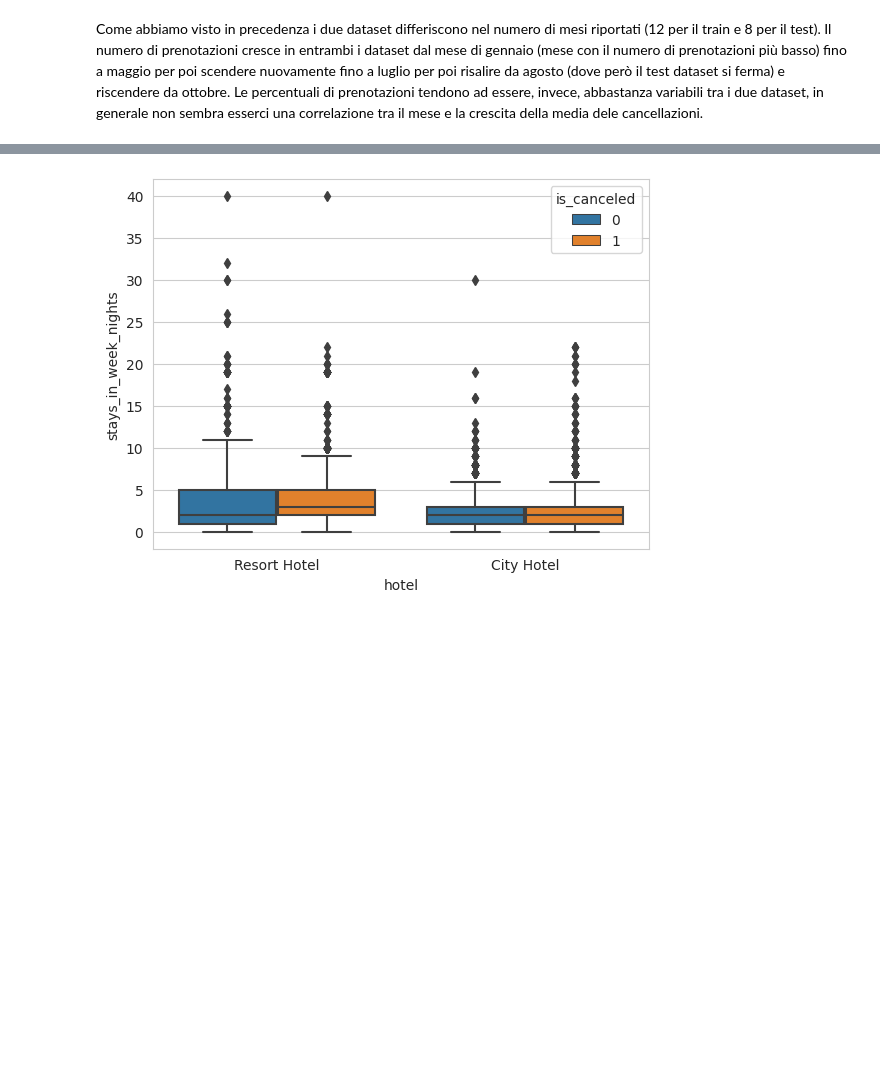
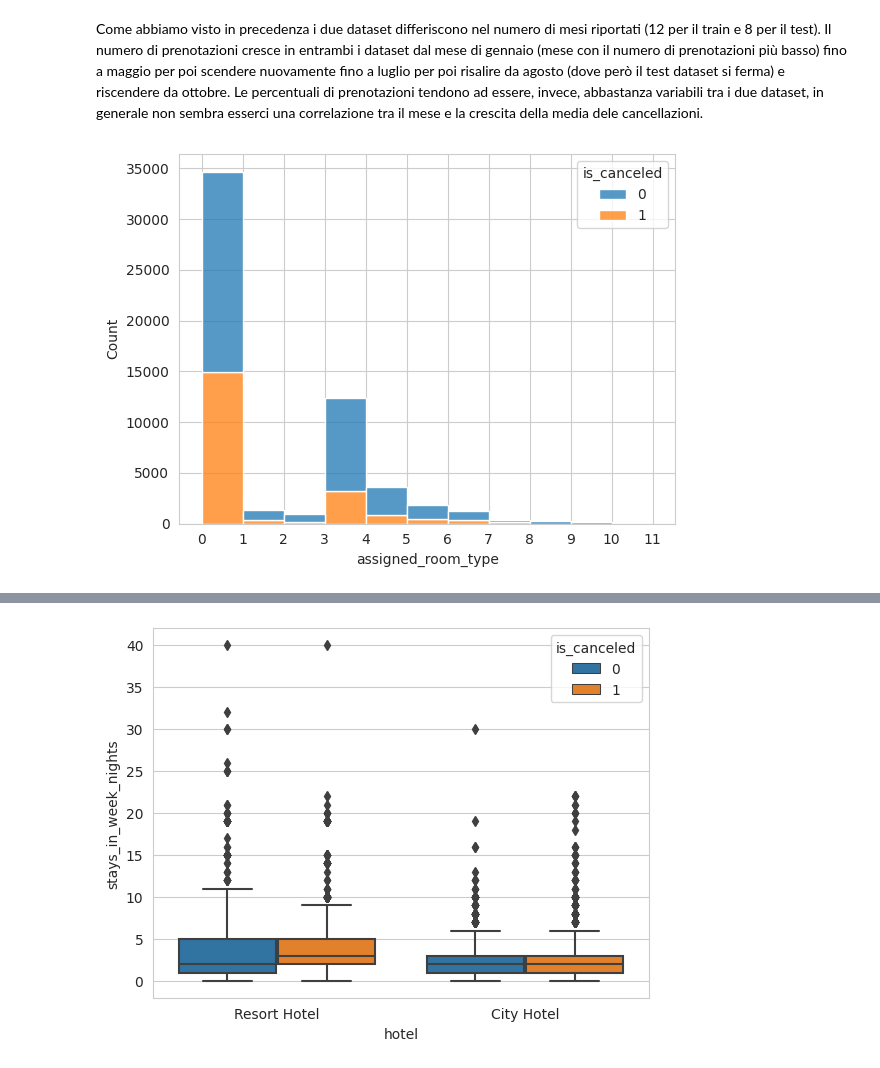
Before and after one commit to Nikocioni/progetto_programmazione_nik_ross_salvo, a Jupyter notebook: progetto_unito.ipynb, the cells around one changed output, grey strips where cells are left out. Cells and saved outputs as stored; diff of their text form; code cells hidden in the pictures; blank space fills up the shorter version.

```diff
--- a/progetto_unito.ipynb
+++ b/progetto_unito.ipynb
@@ -1060,5 +1091,11 @@ plt.show()
 [figure]
 # %% [markdown]
 Come abbiamo visto in precedenza i due dataset differiscono nel numero di mesi riportati (12 per il train e 8 per il test). Il numero di prenotazioni cresce in entrambi i dataset dal mese di gennaio (mese con il numero di prenotazioni più basso) fino a maggio per poi scendere nuovamente fino a luglio per poi risalire da agosto (dove però il test dataset si ferma) e riscendere da ottobre. Le percentuali di prenotazioni tendono ad essere, invece, abbastanza variabili tra i due dataset, in generale non sembra esserci una correlazione tra il mese e la crescita della media dele cancellazioni.
+# %%
+sns.histplot(x="assigned_room_type", hue="is_canceled", data=train, bins=11, multiple="stack")
+plt.xticks([0, 1, 2, 3, 4, 5, 6, 7, 8 ,9 , 10,11])
+plt.show()
+# %% [output]
+[figure, added]
 # %%
 #tipo di pasto in base ai
```
Also changed, not shown: parts of 15 cells of this notebook.
